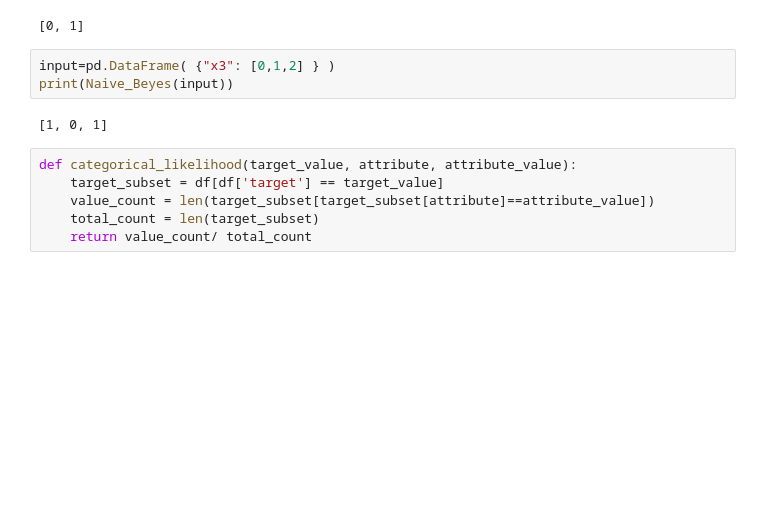
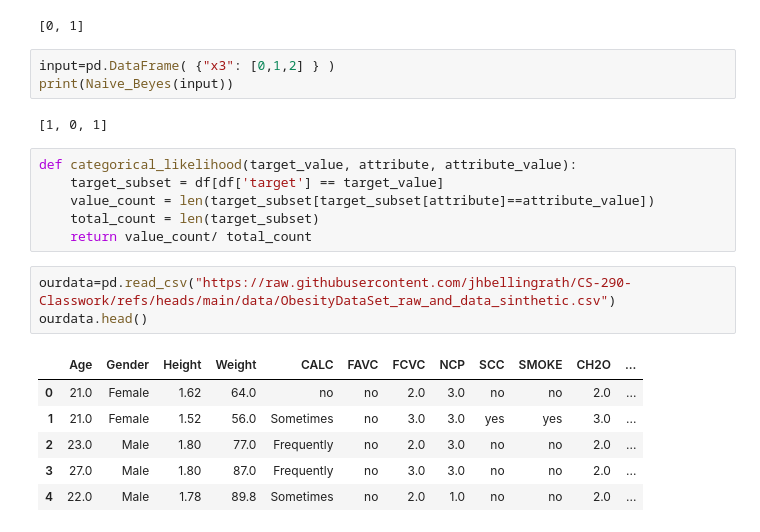
Before and after one commit to jhbellingrath/CS-290-Classwork, a Jupyter notebook: notebooks/synthetic_data.ipynb, the cells around one changed output. Cells and saved outputs as stored; diff of their text form; blank space fills up the shorter version.

```diff
--- a/notebooks/synthetic_data.ipynb
+++ b/notebooks/synthetic_data.ipynb
@@ -119,3 +119,13 @@ def categorical_likelihood(target_value, attribute, attribute_value):
     value_count = len(target_subset[target_subset[attribute]==attribute_value])
     total_count = len(target_subset)
     return value_count/ total_count
+# %%
+ourdata=pd.read_csv("https://raw.githubusercontent.com/jhbellingrath/CS-290-Classwork/refs/heads/main/data/ObesityDataSet_raw_and_data_sinthetic.csv")
+ourdata.head()
+# %% [output]
+|  | Age | Gender | Height | Weight | CALC | FAVC | FCVC | NCP | SCC | SMOKE | CH2O | ... |
+| 0 | 21.0 | Female | 1.62 | 64.0 | no | no | 2.0 | 3.0 | no | no | 2.0 | ... |
+| 1 | 21.0 | Female | 1.52 | 56.0 | Sometimes | no | 3.0 | 3.0 | yes | yes | 3.0 | ... |
+| 2 | 23.0 | Male | 1.80 | 77.0 | Frequently | no | 2.0 | 3.0 | no | no | 2.0 | ... |
+| 3 | 27.0 | Male | 1.80 | 87.0 | Frequently | no | 3.0 | 3.0 | no | no | 2.0 | ... |
+| 4 | 22.0 | Male | 1.78 | 89.8 | Sometimes | no | 2.0 | 1.0 | no | no | 2.0 | ... |
```
